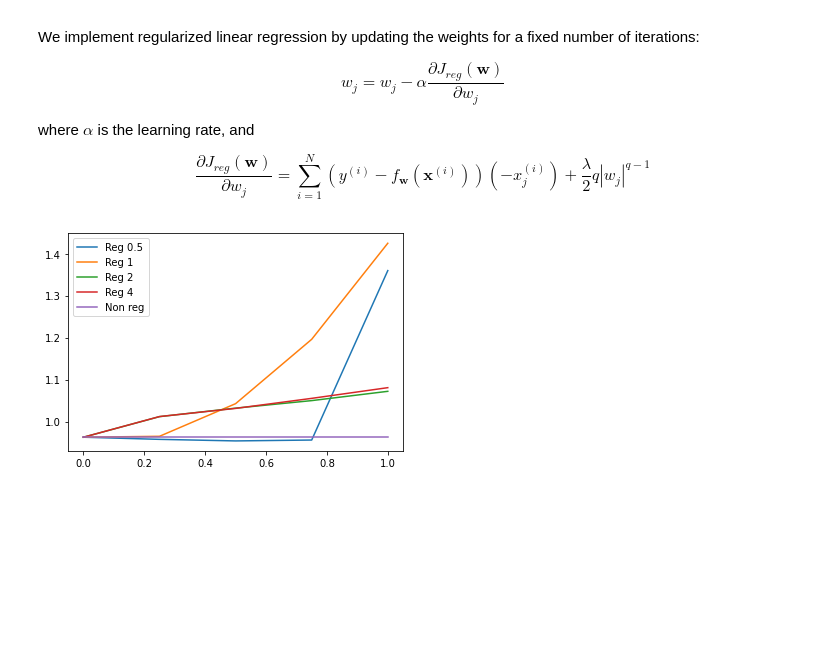
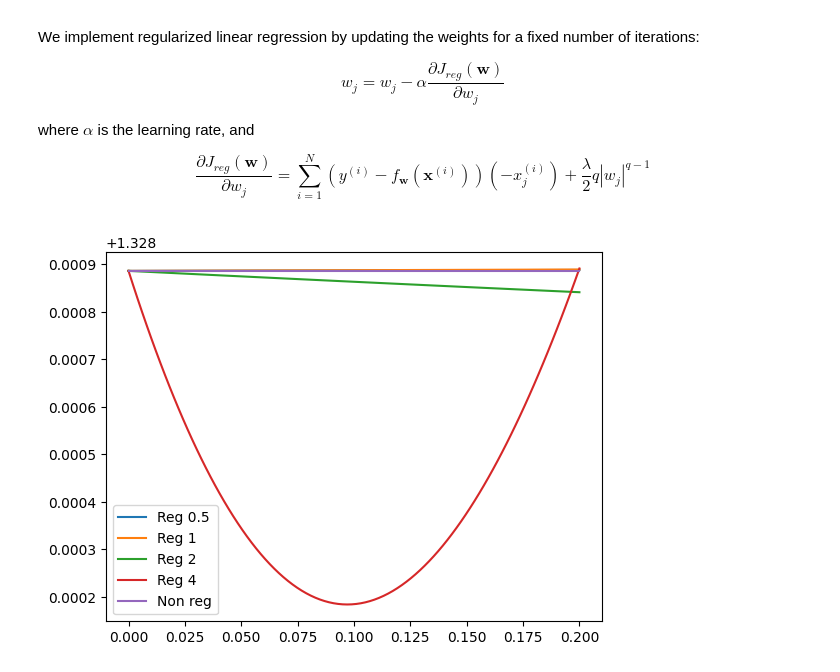
Before and after one commit to mokshith002/FODS-Assignment-1, a Jupyter notebook: 1B.ipynb, the cells around one changed output. Saved outputs shown, nothing was run; the diff lists cells and outputs as text; code cells hidden in the pictures; blank space fills up the shorter version.

```diff
--- a/1B.ipynb
+++ b/1B.ipynb
@@ -239,10 +290,9 @@ def testing_polynomial_regression(Y, X, W):
 
         count = (i + 1) * (i + 2) / 2
         count = int(count)
-        print(f"{X.shape}")
         _X = X[:count, :]
 
-        error_history[i][0] = cost_function(Y, _X, W[i])
+        error_history[i][0] = error_function(Y, _X, W[i])
 
     return error_history
 # %%
@@ -340,9 +373,5 @@ def regularized_cost_function(Y, X, W, lam, q):
 
     return cost1 + cost2
-# %%
-def error_function(Y, X, W):
-    # print(f"Y: {Y.shape}, X: {X.shape}, W: {W.shape}")
-    return np.sum(1 / (2 * len(X[0])) * ((Y - W.T @ X) ** 2))
 # %% [markdown]
 ### Regularized Linear Regression
 
@@ -361,37 +390,44 @@ def regularized_gradient_descent(Y, X, W, q, alpha, l, iterations):
     # print(f"X: {X.shape}, N: {N}, Y: {Y.shape}, W: {W.shape}")
     for i in range(iterations):
 
-        W = W - (alpha) * (((-1 / N) * (X @ (Y - W.T @ X).T)) + ((l / 2) * q * (np.abs(W) ** (q - 1))))
-        cost[i] = regularized_cost_function(Y, X, W, l, q)
+        W = W - (alpha) * (((-X) @ (Y - W.T @ X).T) + ((l / 2) * q * (np.abs(W) ** (q - 1))))
+        # cost[i] = regularized_cost_function(Y, X, W, l, q)
+        cost[i] = error_function(Y,X,W)
 
     return W, cost
 # %%
-X = np.concatenate((np.ones([1, len(X_train[0])]), X_train), axis = 0)
-Y = Y_train
+# X_grad_test = normalize_test(X_grad_test, mean_norm, std_norm)
 
-X_test = np.concatenate((np.ones([1, len(X_test[0])]), X_test), axis = 0)
+X_reg_train = np.concatenate((np.ones([1, len(X_train[0])]), X_train), axis = 0)
+(X_reg_train, mean_reg, std_reg) = normalize_train(X_reg_train)
+Y_reg_train = Y_train
+
+X_reg_test = np.concatenate((np.ones([1, len(X_test[0])]), X_test), axis = 0)
+X_reg_test = normalize_test(X_reg_test, mean_reg, std_reg)
+Y_reg_test = Y_test
 # %%
 q_vec = [0.5, 1, 2, 4]
-lam_vec = np.linspace(0, 1, 5)
-alpha = 0.01
-iterations = 100000
+lam_vec = np.linspace(0, 0.2, 100)
+alpha = 0.0001
+iterations = 1000
 
 fig, ax = plt.subplots(1, 1)
 for i in range(4):
     q = q_vec[i]
     cost_vec_reg = []
     for l in lam_vec:
-        W = np.ones([3, 1])
-        W, cost = regularized_gradient_descent(Y, X, W, q, alpha, l, iterations)
-        cost_vec_reg.append(error_function(Y_test, X_test, W))
+        W_l_q = np.ones([3, 1])
+        W_l_q, cost = regularized_gradient_descent(Y_reg_train, X_reg_train, W_l_q, q, alpha, l, iterations)
+        # print(q, l, cost[-1])
+        cost_vec_reg.append(error_function(Y_reg_test, X_reg_test, W_l_q))
     ax.plot(lam_vec, cost_vec_reg, label=f"Reg {q}")
 
-ax.plot(lam_vec, np.ones(len(lam_vec)) * testing_error_gradient[1][0], label=f"Non reg")
+ax.plot(lam_vec, np.ones(len(lam_vec)) * testing_error_gradient[1][-1], label=f"Non reg")
 
 ax.legend()
 
 plt.show()
 # %% [output]
-[figure, old version]
+[figure, new version]
 # %%
 def predict(x1, x2, degree):
```
Also changed, not shown: parts of 21 cells of this notebook.
